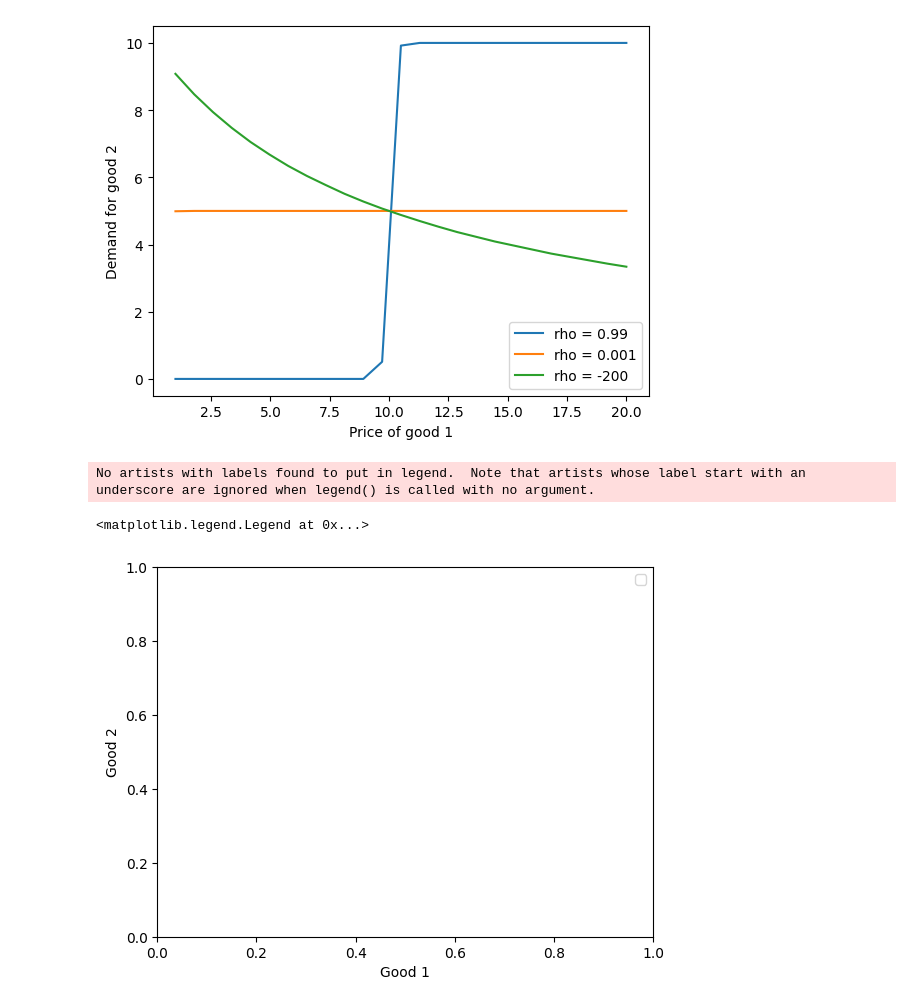
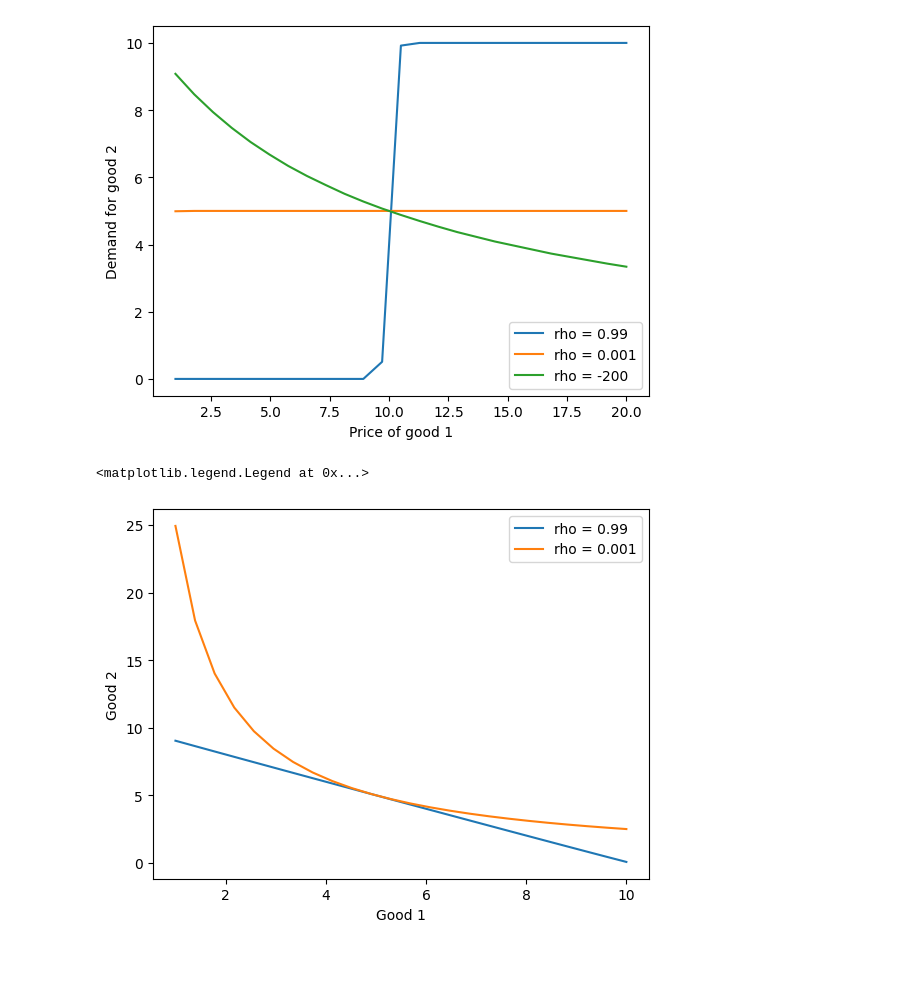
Before and after one commit to divbhagia/econ441, a Jupyter notebook: Project/solution.ipynb, the cells around one changed output. Drawn from its saved outputs; the diff is of its cells as text; code cells hidden in the pictures; blank space fills up the shorter version.

```diff
--- a/Project/solution.ipynb
+++ b/Project/solution.ipynb
@@ -65,25 +65,24 @@ plt.legend()
 [figure]
 # %%
 def utility(alpha, rho, x1, x2):
-    x1, x2 = x
     return (alpha * x1 ** rho + (1 - alpha) * x2 ** rho) ** (1 / rho)
 
-def x2(x1, u, rho):
-    return ((u ** (rho) - (alpha * x1 ** (rho))) / (1 - alpha)) ** (1/rho)
+def x2(alpha, rho, x1, u):
+    def objfunc(x2):
+        return (utility(alpha, rho, x1, x2) - u) ** 2
+    result = minimize(objfunc, 1, tol=1e-12)
+    return result.x
 
-u = 3
+u = 5
 x1_vals = np.linspace(1, 10, 24)
-x2_vals1 = x2(x1_vals, u, 0.99)
-x2_vals2 = x2(x1_vals, u, 0.001)
-x2_vals3 = x2(x1_vals, u, -200)
+x2_vals1 = [x2(0.5, 0.99, x1, u) for x1 in x1_vals]
+x2_vals2 = [x2(0.5, 0.001, x1, u) for x1 in x1_vals]
 
 plt.plot(x1_vals, x2_vals1, label='rho = 0.99')
 plt.plot(x1_vals, x2_vals2, label='rho = 0.001')
-plt.plot(x1_vals, x2_vals3, label='rho = -200')
 plt.xlabel('Good 1')
 plt.ylabel('Good 2')
 plt.legend()
 # %% [output]
-No artists with labels found to put in legend.  Note that artists whose label start with an underscore are ignored when legend() is called with no argument.
+<matplotlib.legend.Legend at 0x...>
-<matplotlib.legend.Legend at 0x...>
-[figure, old version]
+[figure, new version]
```
